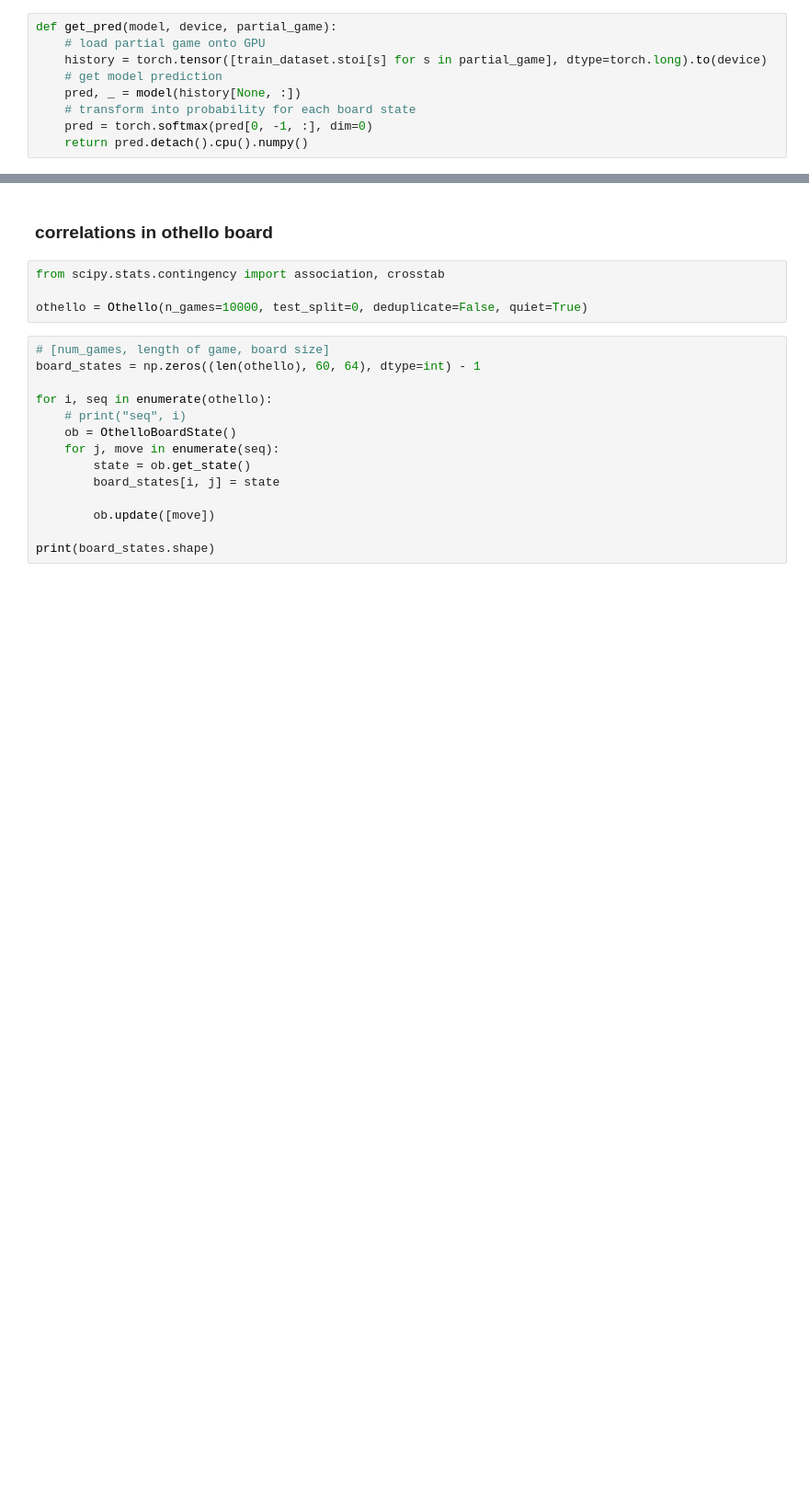
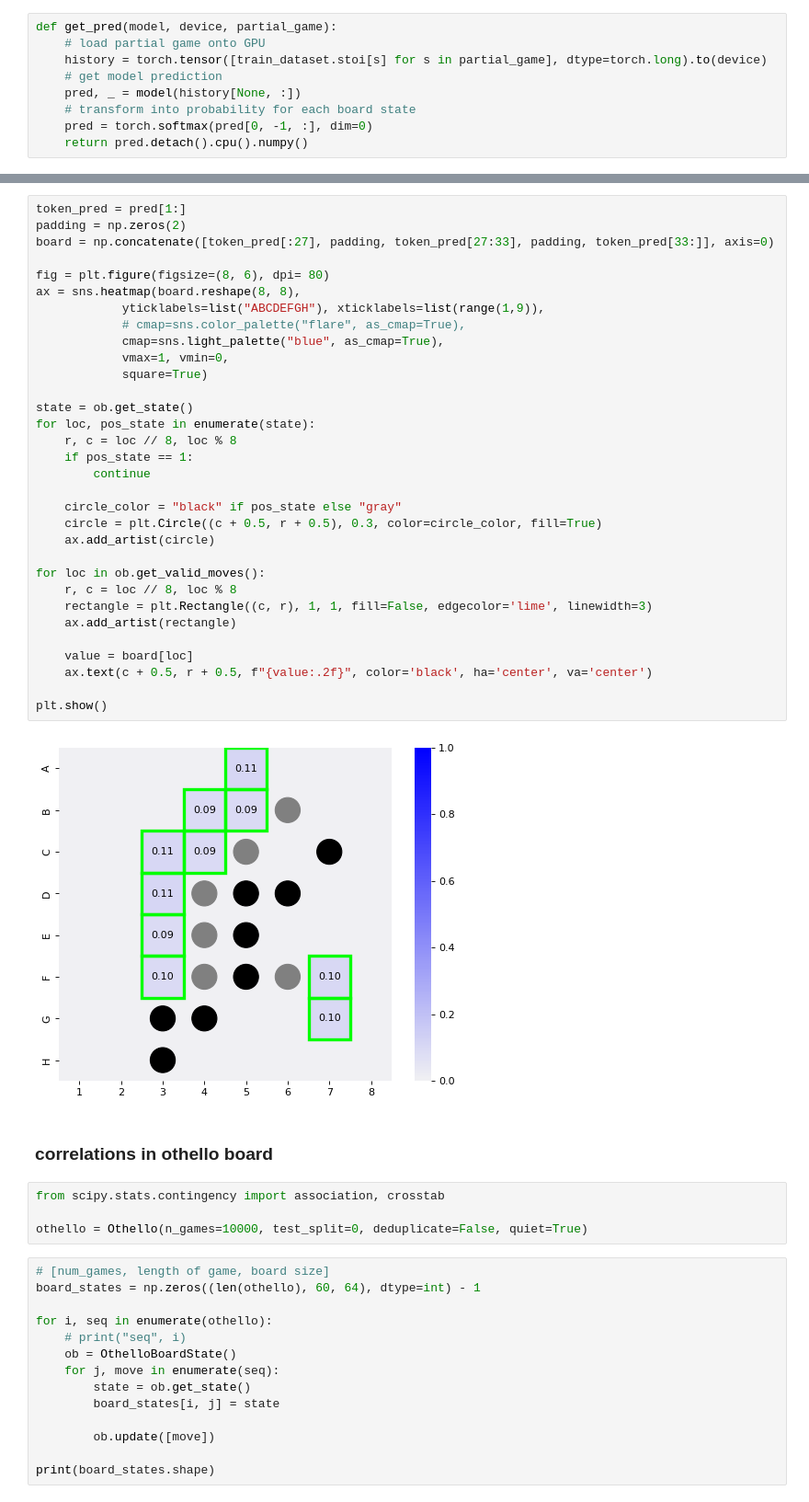
Before and after one commit to icemoon97/othello_world, a Jupyter notebook: othello_visualizations.ipynb, the cells around one changed output, grey strips where cells are left out. Shown at 92% size. Drawn from its saved outputs; the diff is of its cells as text; blank space fills up the shorter version.

```diff
--- a/othello_visualizations.ipynb
+++ b/othello_visualizations.ipynb
@@ -368,3 +368,37 @@ fig = draw_heatmap_from_tokens(pred, vmin=0, vmax=0.2)
+# %%
+token_pred = pred[1:]
+padding = np.zeros(2)
+board = np.concatenate([token_pred[:27], padding, token_pred[27:33], padding, token_pred[33:]], axis=0)
+
+fig = plt.figure(figsize=(8, 6), dpi= 80)
+ax = sns.heatmap(board.reshape(8, 8),
+            yticklabels=list("ABCDEFGH"), xticklabels=list(range(1,9)),
+            # cmap=sns.color_palette("flare", as_cmap=True),
+            cmap=sns.light_palette("blue", as_cmap=True),
+            vmax=1, vmin=0,
+            square=True)
+
+state = ob.get_state()
+for loc, pos_state in enumerate(state):
+    r, c = loc // 8, loc % 8
+    if pos_state == 1:
+        continue
+
+    circle_color = "black" if pos_state else "gray"
+    circle = plt.Circle((c + 0.5, r + 0.5), 0.3, color=circle_color, fill=True)
+    ax.add_artist(circle)
+
+for loc in ob.get_valid_moves():
+    r, c = loc // 8, loc % 8
+    rectangle = plt.Rectangle((c, r), 1, 1, fill=False, edgecolor='lime', linewidth=3)
+    ax.add_artist(rectangle)
+
+    value = board[loc]
+    ax.text(c + 0.5, r + 0.5, f"{value:.2f}", color='black', ha='center', va='center')
+
+plt.show()
+# %% [output]
+[figure, added]
 # %% [markdown]
 ### correlations in othello board
 # %%
```
Also changed, not shown: parts of 3 cells of this notebook, 1 other file.
